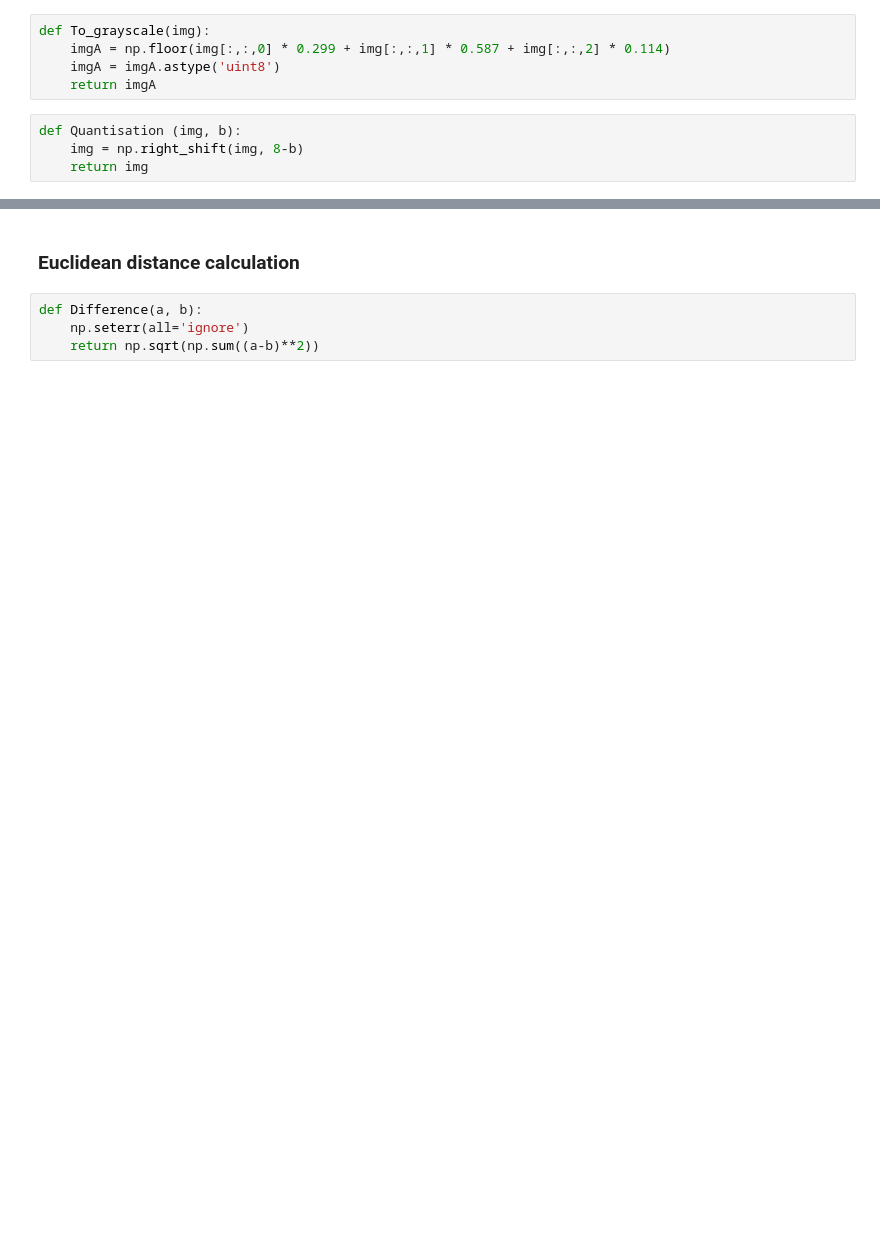
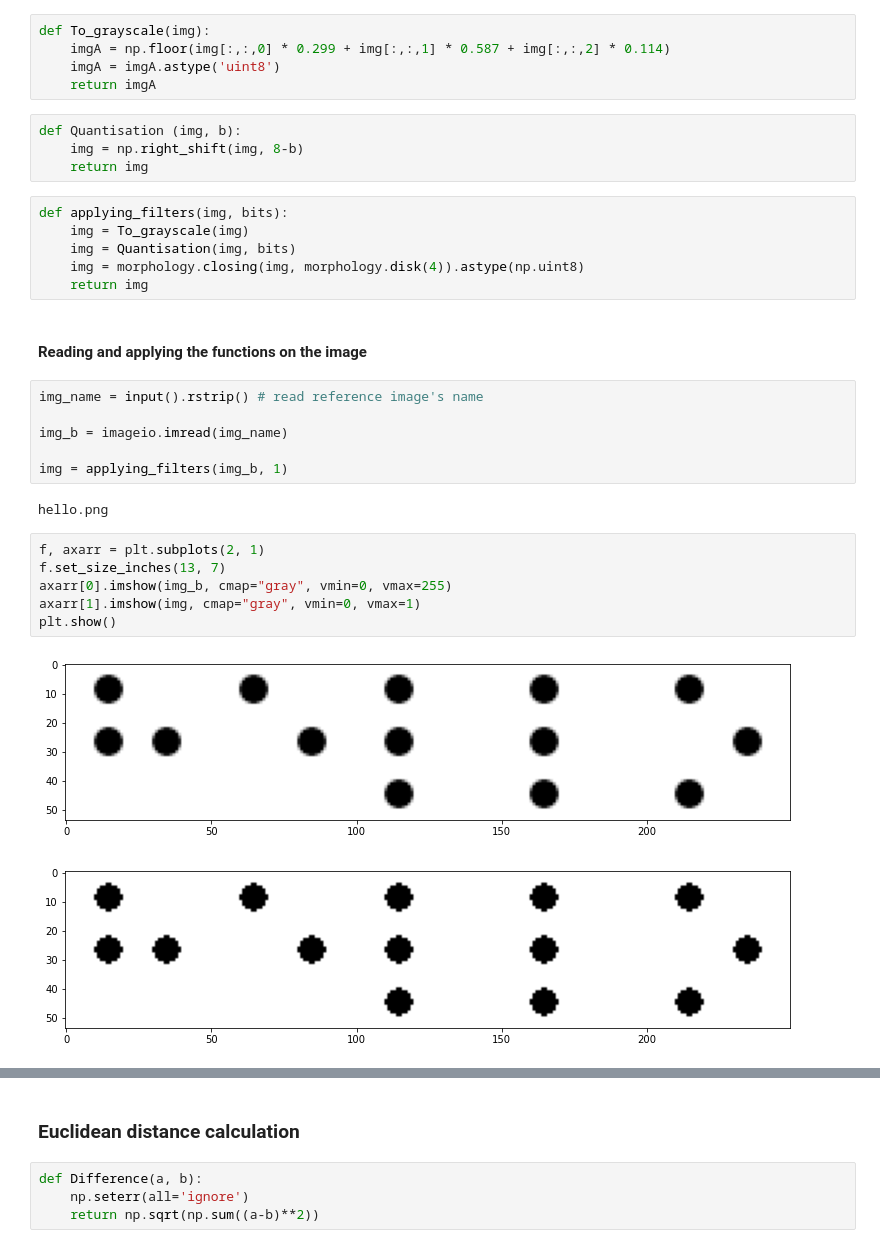
Before and after one commit to leonrossi/Image-Processing-SCC0251---Final-project, a Jupyter notebook: Final_Report_Braille_Text_Translator.ipynb, the cells around one changed output, grey strips where cells are left out. Cells and saved outputs as stored; diff of their text form; blank space fills up the shorter version.

Commit message:
splitting code into more functions

```diff
--- a/Final_Report_Braille_Text_Translator.ipynb
+++ b/Final_Report_Braille_Text_Translator.ipynb
@@ -76,3 +78,27 @@ def To_grayscale(img):
 def Quantisation (img, b):
     img = np.right_shift(img, 8-b)
     return img
+# %%
+def applying_filters(img, bits):
+    img = To_grayscale(img)
+    img = Quantisation(img, bits)
+    img = morphology.closing(img, morphology.disk(4)).astype(np.uint8)
+    return img
+# %% [markdown]
+#### Reading and applying the functions on the image
+# %%
+img_name = input().rstrip() # read reference image's name
+
+img_b = imageio.imread(img_name)
+
+img = applying_filters(img_b, 1)
+# %% [output]
+hello.png
+# %%
+f, axarr = plt.subplots(2, 1)
+f.set_size_inches(13, 7)
+axarr[0].imshow(img_b, cmap="gray", vmin=0, vmax=255)
+axarr[1].imshow(img, cmap="gray", vmin=0, vmax=1)
+plt.show()
+# %% [output]
+[figure, added]
```
Also changed, not shown: parts of 12 cells of this notebook.
